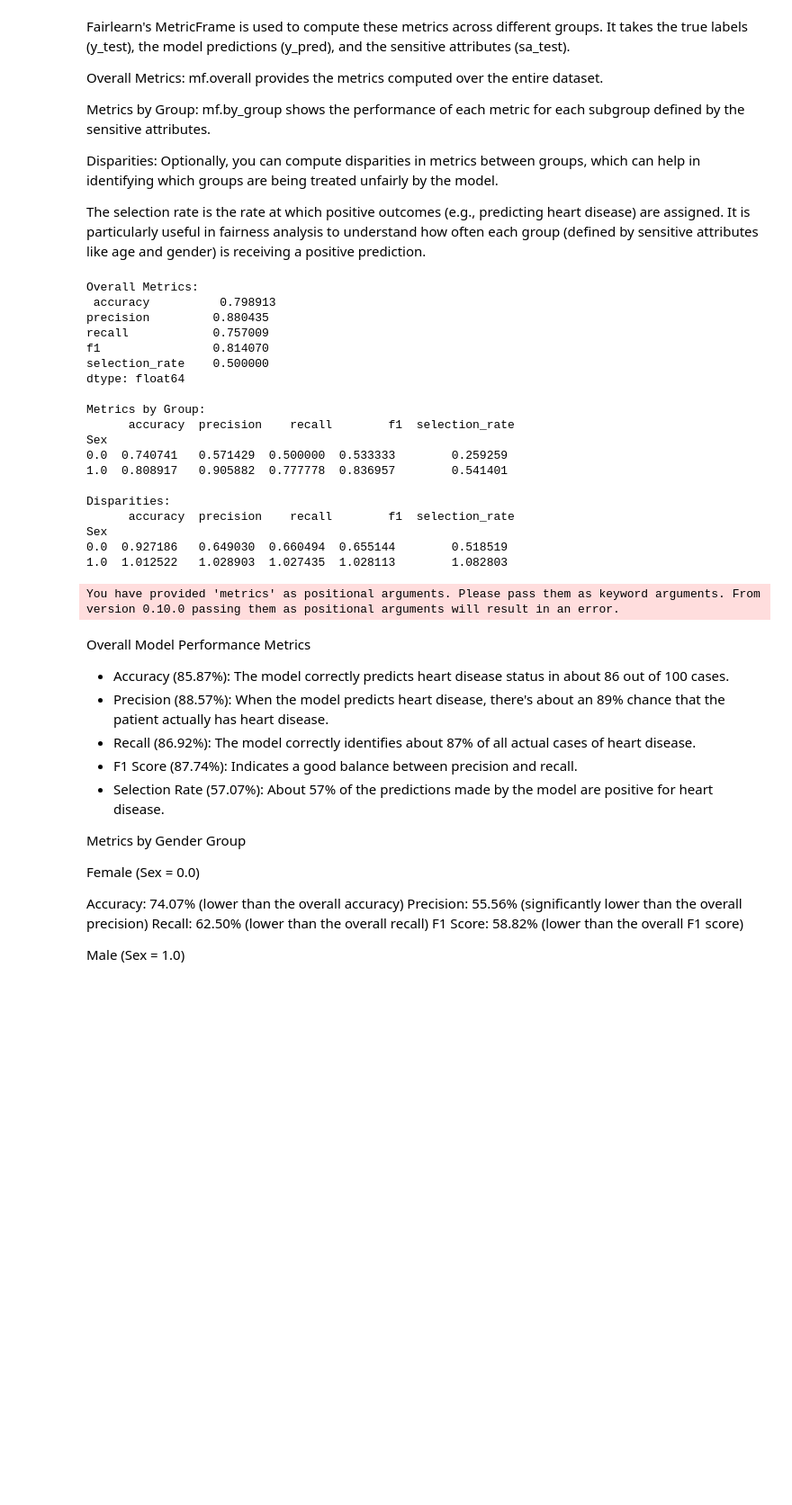
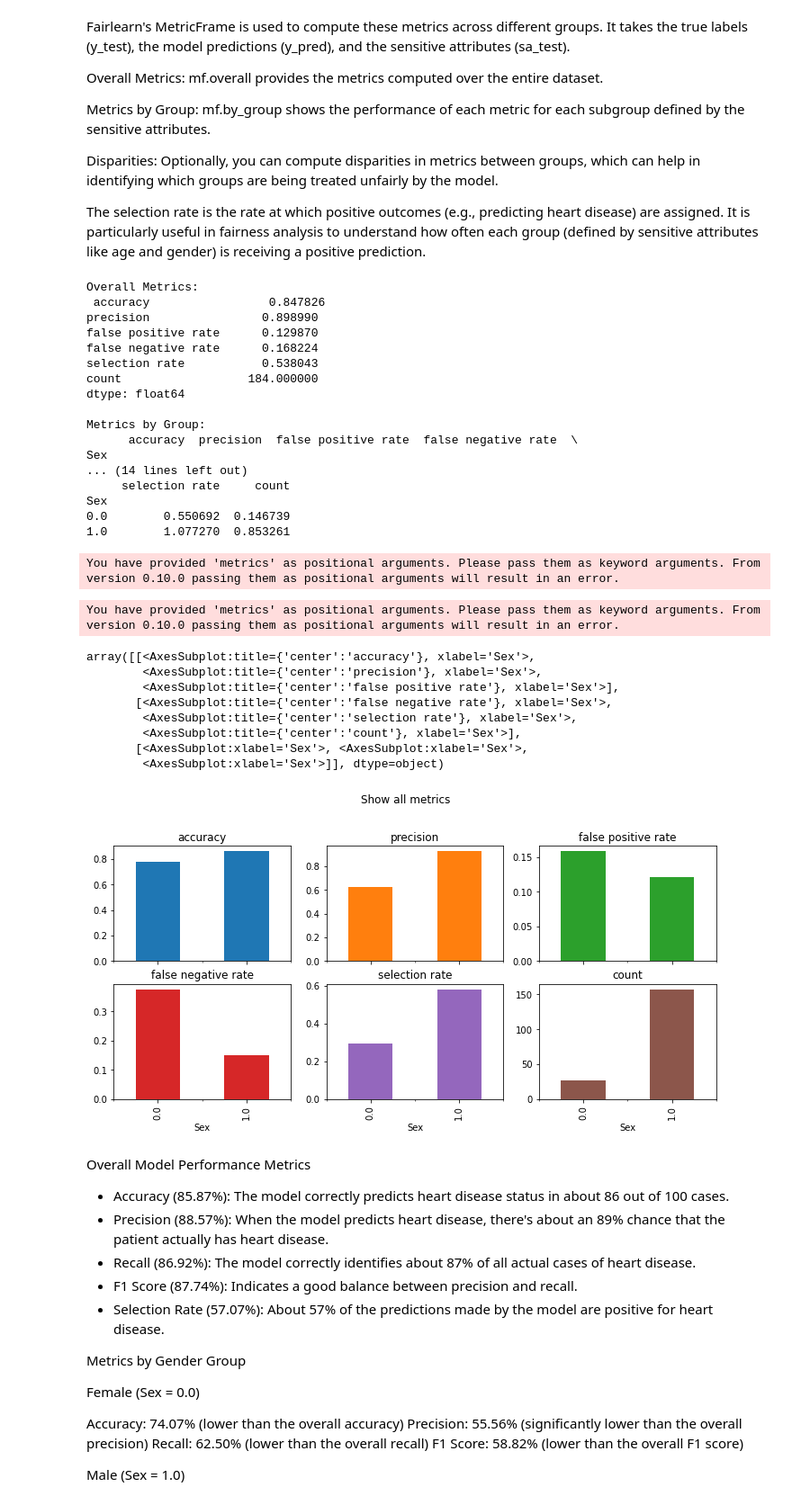
Before and after one commit to PhwayThantChae/Heart-Failure-Prediction-With-Fairness-ML, a Jupyter notebook: Fairlearn/SVM-with-Fairlearn.ipynb, the cells around one changed output. Shown at 90% size. Saved outputs shown, nothing was run; the diff lists cells and outputs as text; code cells hidden in the pictures; blank space fills up the shorter version.

```diff
--- a/fairlearn_svm.ipynb
+++ b/Fairlearn/SVM-with-Fairlearn.ipynb
@@ -382,15 +382,16 @@ Disparities: Optionally, you can compute disparities in metrics between groups,
 The selection rate is the rate at which positive outcomes (e.g., predicting heart disease) are assigned. It is particularly useful in fairness analysis to understand how often each group (defined by sensitive attributes like age and gender) is receiving a positive prediction.
 # %%
 from fairlearn.metrics import MetricFrame
-from fairlearn.metrics import selection_rate
+from fairlearn.metrics import selection_rate, false_positive_rate, false_negative_rate, count
 from sklearn.metrics import accuracy_score, precision_score, recall_score, f1_score
 
 metrics = {
-    'accuracy': accuracy_score,
-    'precision': precision_score,
-    'recall': recall_score,
-    'f1': f1_score,
-    'selection_rate': selection_rate
+    "accuracy": accuracy_score,
+    "precision": precision_score,
+    "false positive rate": false_positive_rate,
+    "false negative rate": false_negative_rate,
+    "selection rate": selection_rate,
+    "count": count,
 }
 
 mf = MetricFrame(metrics, y_true=y_test, y_pred=y_test_pred, sensitive_features=sa_test)
@@ -404,25 +405,52 @@ disparities = mf.by_group / mf.overall
 print("\nDisparities:\n", disparities)
 # %% [output]
 Overall Metrics:
- accuracy          0.798913
-precision         0.880435
-recall            0.757009
-f1                0.814070
-selection_rate    0.500000
+ accuracy                 0.847826
+precision                0.898990
+false positive rate      0.129870
+false negative rate      0.168224
+selection rate           0.538043
+count                  184.000000
 dtype: float64
 
 Metrics by Group:
-      accuracy  precision    recall        f1  selection_rate
+      accuracy  precision  false positive rate  false negative rate  \
 Sex
-0.0  0.740741   0.571429  0.500000  0.533333        0.259259
-1.0  0.808917   0.905882  0.777778  0.836957        0.541401
-
-Disparities:
-      accuracy  precision    recall        f1  selection_rate
+... (14 lines left out)
+     selection rate     count
 Sex
-0.0  0.927186   0.649030  0.660494  0.655144        0.518519
-1.0  1.012522   1.028903  1.027435  1.028113        1.082803
+0.0        0.550692  0.146739
+1.0        1.077270  0.853261
 You have provided 'metrics' as positional arguments. Please pass them as keyword arguments. From version 0.10.0 passing them as positional arguments will result in an error.
+# %%
+metrics = {
+    "accuracy": accuracy_score,
+    "precision": precision_score,
+    "false positive rate": false_positive_rate,
+    "false negative rate": false_negative_rate,
+    "selection rate": selection_rate,
+    "count": count,
+}
+metric_frame = MetricFrame(metrics, y_true=y_test, y_pred=y_test_pred, sensitive_features=sa_test)
+
+metric_frame.by_group.plot.bar(
+    subplots=True,
+    layout=[3, 3],
+    legend=False,
+    figsize=[12, 8],
+    title="Show all metrics",
+)
+# %% [output]
+You have provided 'metrics' as positional arguments. Please pass them as keyword arguments. From version 0.10.0 passing them as positional arguments will result in an error.
+array([[<AxesSubplot:title={'center':'accuracy'}, xlabel='Sex'>,
+        <AxesSubplot:title={'center':'precision'}, xlabel='Sex'>,
+        <AxesSubplot:title={'center':'false positive rate'}, xlabel='Sex'>],
+       [<AxesSubplot:title={'center':'false negative rate'}, xlabel='Sex'>,
+        <AxesSubplot:title={'center':'selection rate'}, xlabel='Sex'>,
+        <AxesSubplot:title={'center':'count'}, xlabel='Sex'>],
+       [<AxesSubplot:xlabel='Sex'>, <AxesSubplot:xlabel='Sex'>,
+        <AxesSubplot:xlabel='Sex'>]], dtype=object)
+[figure, added]
 # %% [markdown]
 Overall Model Performance Metrics
 
```
Also changed, not shown: parts of 10 cells of this notebook, 2 other files.
